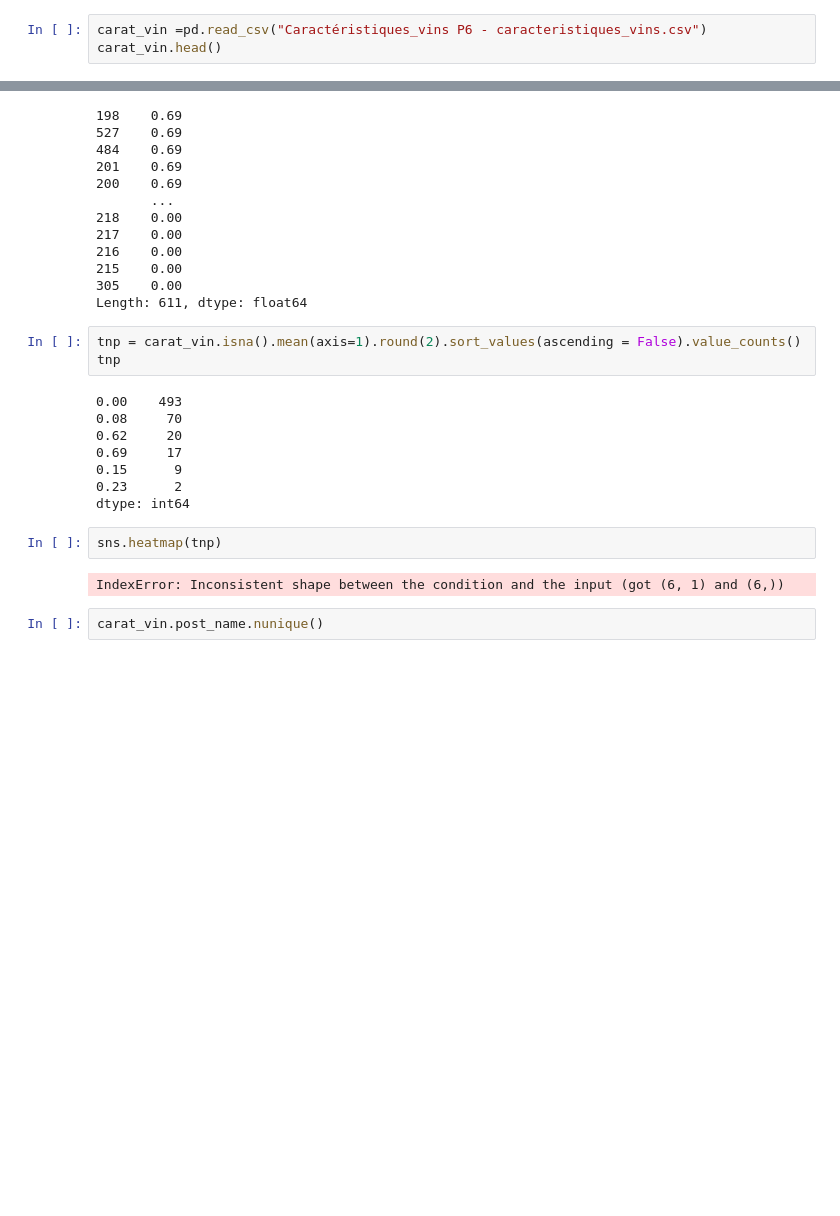
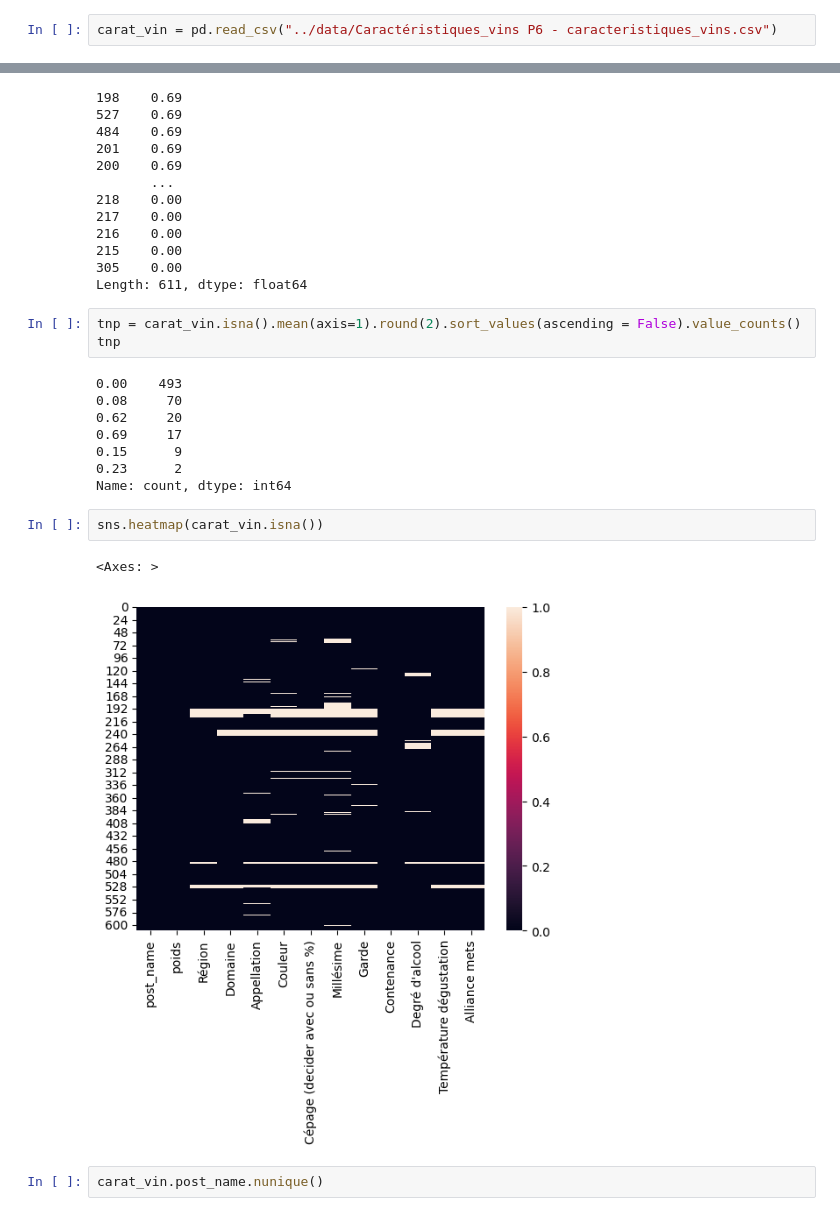
Before and after one commit to Idolrice/projet_6_OC, a Jupyter notebook: notebooks/projet6_V2.ipynb, the cells around one changed output, grey strips where cells are left out. Cells and saved outputs as stored; diff of their text form; blank space fills up the shorter version.

```diff
--- a/notebooks/projet6_V2.ipynb
+++ b/notebooks/projet6_V2.ipynb
@@ -117,3 +102,2 @@ Saving Caractéristiques_vins P6 - caracteristiques_vins.csv to Caractéristique
 # %%
-carat_vin =pd.read_csv("Caractéristiques_vins P6 - caracteristiques_vins.csv")
-carat_vin.head()
+carat_vin = pd.read_csv("../data/Caractéristiques_vins P6 - caracteristiques_vins.csv")
@@ -294,11 +271,12 @@ tnp
 0.69     17
 0.15      9
 0.23      2
-dtype: int64
+Name: count, dtype: int64
 # %%
-sns.heatmap(tnp)
+sns.heatmap(carat_vin.isna())
 # %% [output]
-IndexError: Inconsistent shape between the condition and the input (got (6, 1) and (6,))
+<Axes: >
+[figure, added]
 # %%
 carat_vin.post_name.nunique()
 # %% [output]
```
Also changed, not shown: parts of 32 cells of this notebook.
